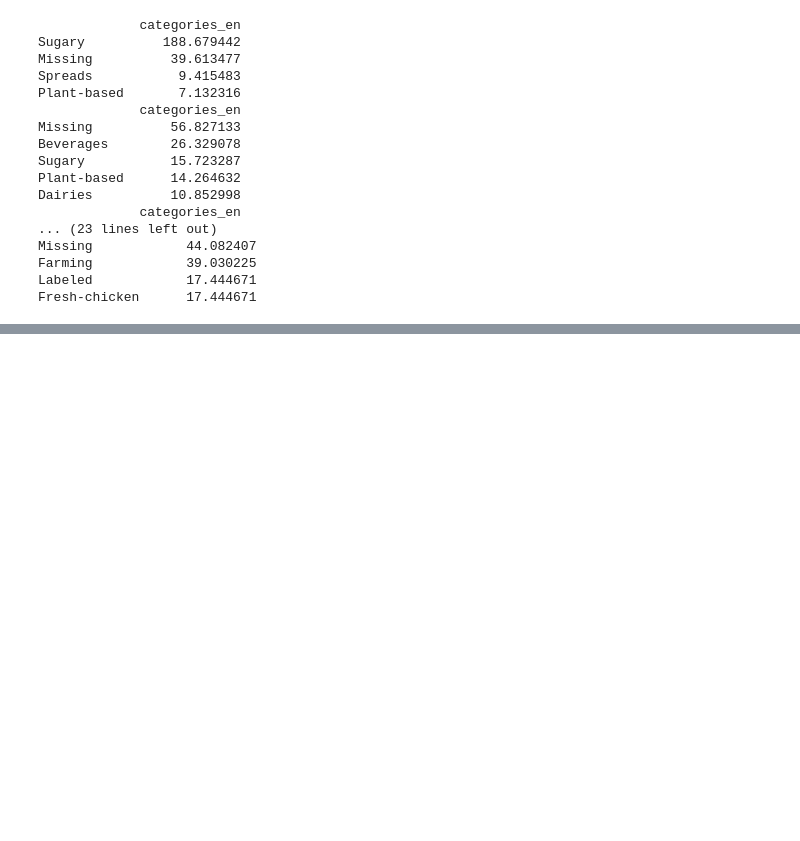
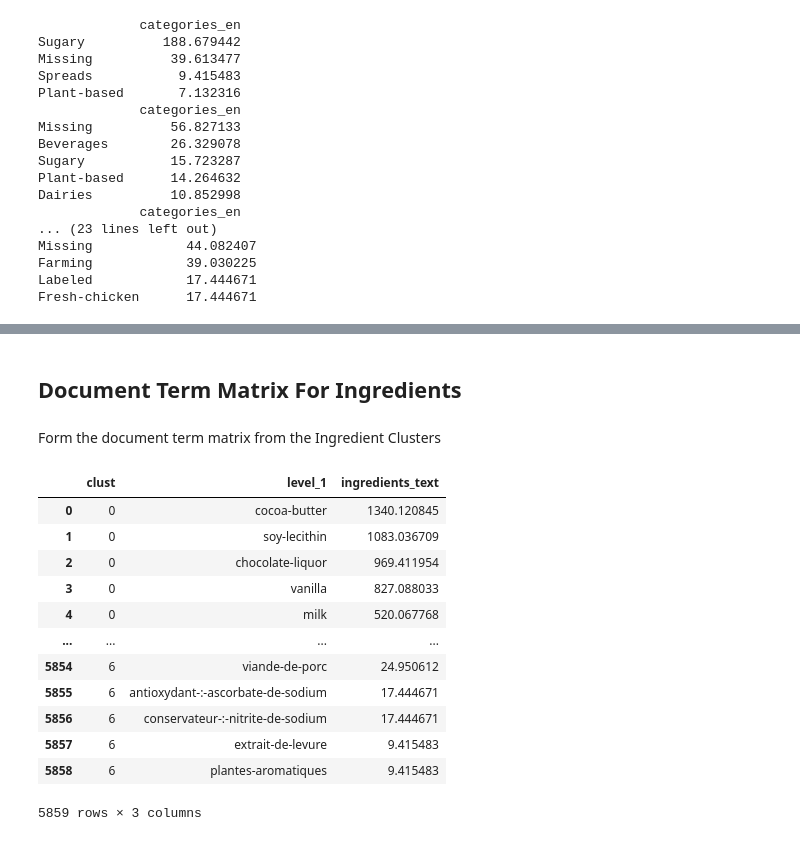
Before and after one commit to gabet2/STAT542, a Jupyter notebook: gabet/0_Preprocess.ipynb, the cells around one changed output, grey strips where cells are left out. Drawn from its saved outputs; the diff is of its cells as text; code cells hidden in the pictures; blank space fills up the shorter version.

```diff
--- a/gabet/0_Preprocess.ipynb
+++ b/gabet/0_Preprocess.ipynb
@@ -473,0 +398,20 @@ Fresh-chicken      17.444671
+# %% [markdown]
+## Document Term Matrix For Ingredients
+# %% [markdown]
+Form the document term matrix from the Ingredient Clusters
+# %%
+pd.DataFrame(clust_words).reset_index()
+# %% [output]
+|  | clust | level_1 | ingredients_text |
+| 0 | 0 | cocoa-butter | 1340.120845 |
+| 1 | 0 | soy-lecithin | 1083.036709 |
+| 2 | 0 | chocolate-liquor | 969.411954 |
+| 3 | 0 | vanilla | 827.088033 |
+| 4 | 0 | milk | 520.067768 |
+| ... | ... | ... | ... |
+| 5854 | 6 | viande-de-porc | 24.950612 |
+| 5855 | 6 | antioxydant-:-ascorbate-de-sodium | 17.444671 |
+| 5856 | 6 | conservateur-:-nitrite-de-sodium | 17.444671 |
+| 5857 | 6 | extrait-de-levure | 9.415483 |
+| 5858 | 6 | plantes-aromatiques | 9.415483 |
+5859 rows × 3 columns
```
Also changed, not shown: parts of 30 cells of this notebook.
